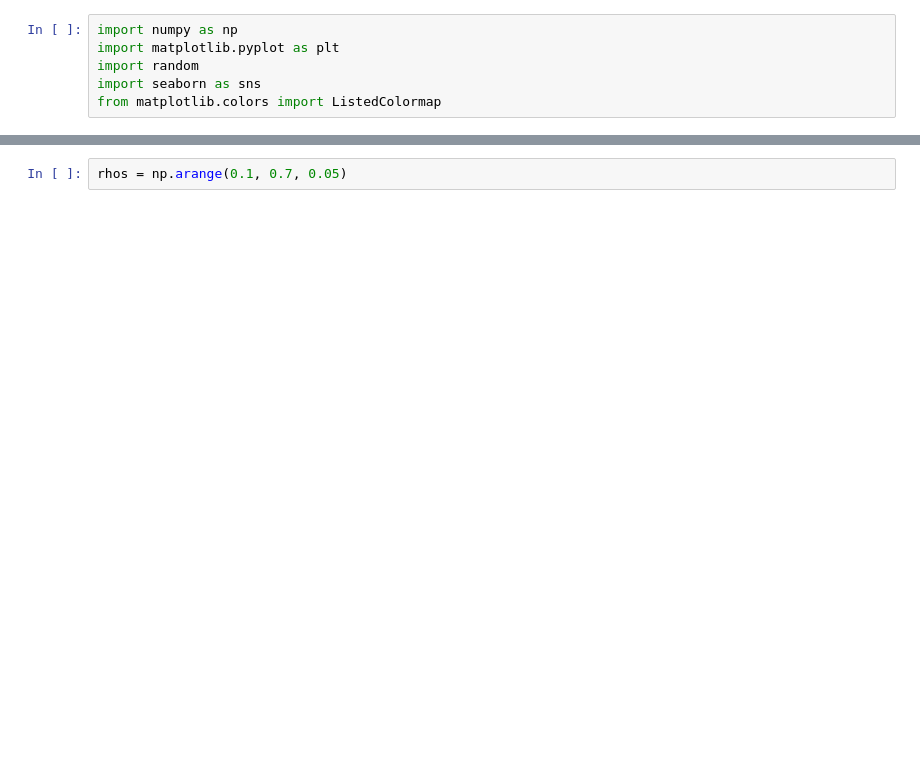
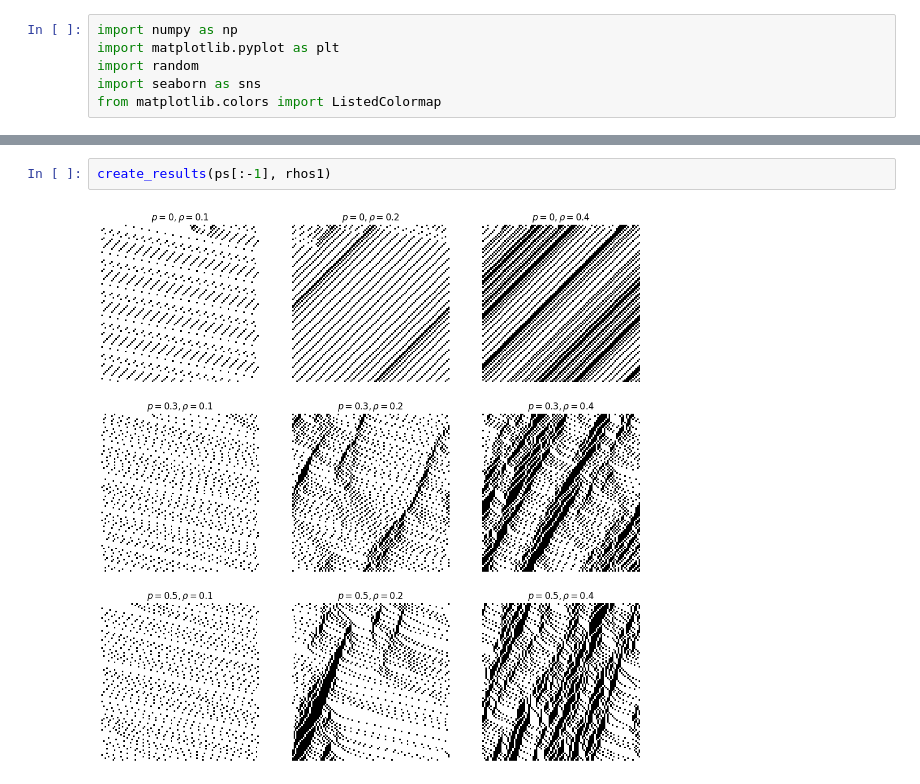
Before and after one commit to KasiaMacioszek/AgentBasedModelling, a Jupyter notebook: Assignment4/Assignment4.ipynb, the cells around one changed output, grey strips where cells are left out. Cells and saved outputs as stored; diff of their text form; blank space fills up the shorter version.

```diff
--- a/Assignment4/Assignment4.ipynb
+++ b/Assignment4/Assignment4.ipynb
@@ -118,3 +104,5 @@ create_results(ps, ros)
-# %%
-rhos = np.arange(0.1, 0.7, 0.05)
+# %%
+create_results(ps[:-1], rhos1)
+# %% [output]
+[figure, added]
 # %%
```
Also changed, not shown: parts of 8 cells of this notebook, 5 other files.
